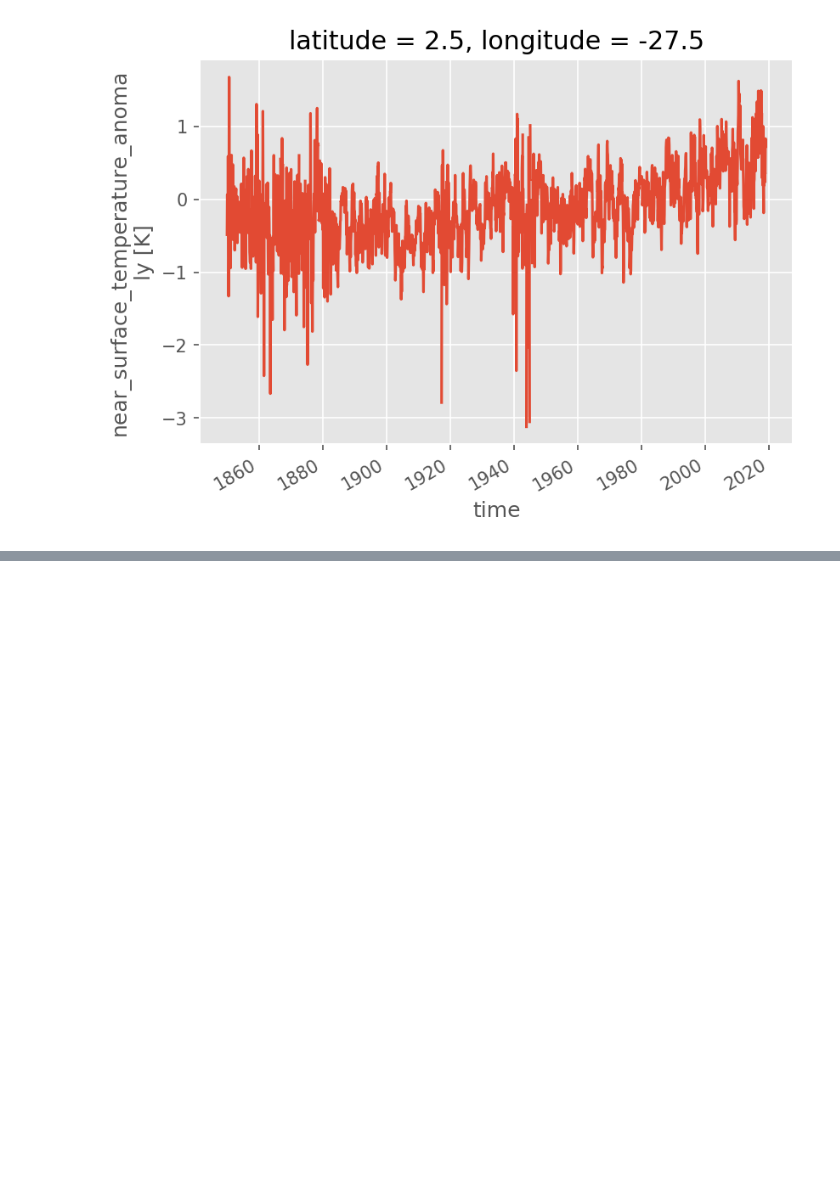
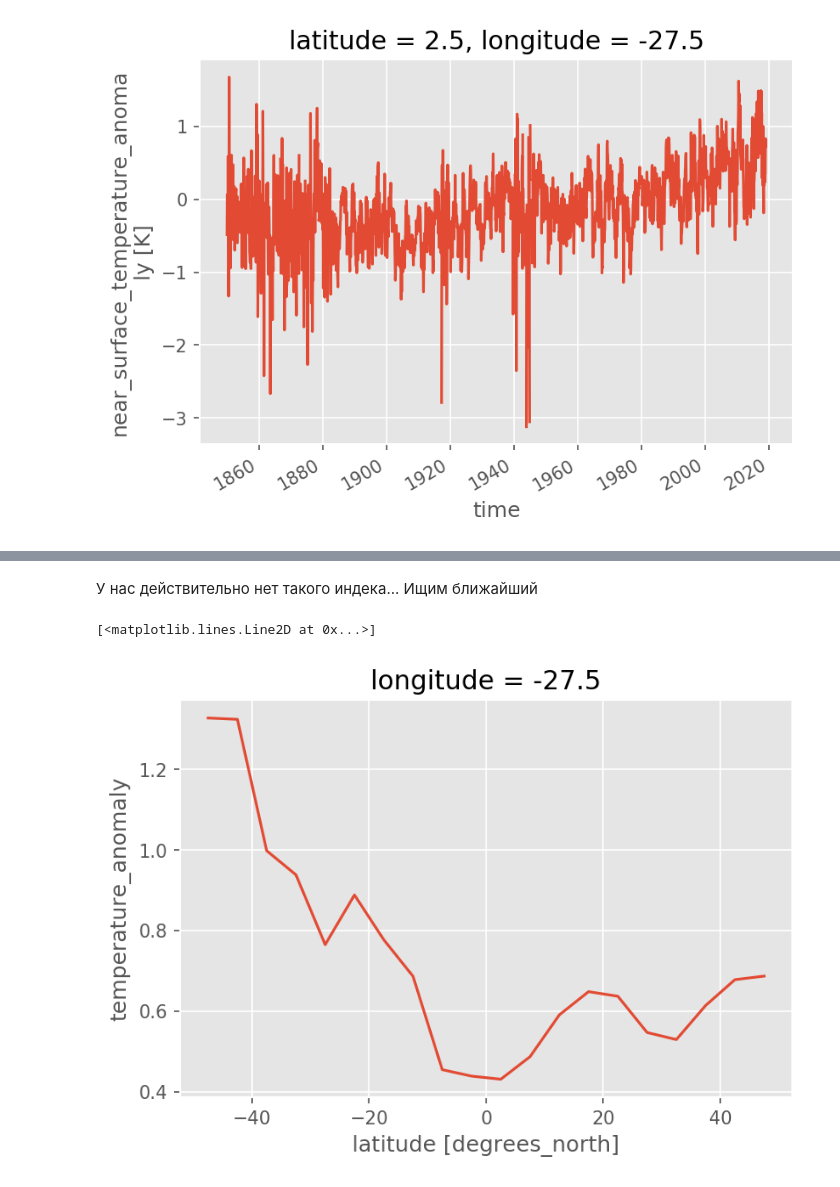
Before and after one commit to amizyuk/satoceanpy, a Jupyter notebook: 01c_time_series.ipynb, the cells around one changed output, grey strips where cells are left out. Drawn from its saved outputs; the diff is of its cells as text; code cells hidden in the pictures; blank space fills up the shorter version.

```diff
--- a/01c_time_series.ipynb
+++ b/01c_time_series.ipynb
@@ -242,0 +294,7 @@ array(['1958-01-16T12:00:00.000000000', '1958-02-15T00:00:00.000000000',
+# %% [markdown]
+У нас действительно нет такого индека... Ищим ближайший
+# %%
+region.sel(longitude=-30,method='nearest').std(dim=['time']).plot()
+# %% [output]
+[<matplotlib.lines.Line2D at 0x...>]
+[figure, added]
```
Also changed, not shown: parts of 40 cells of this notebook, 1 other file.
